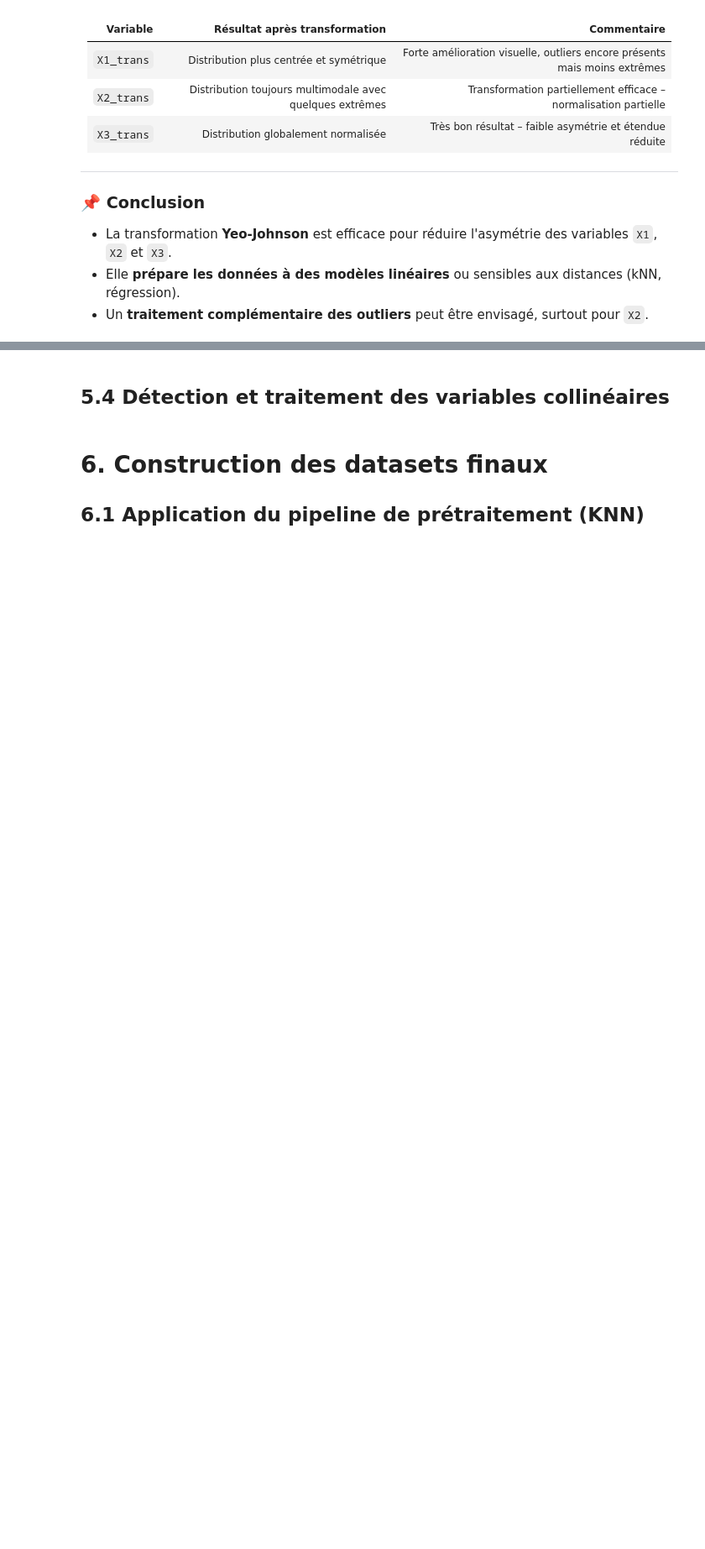
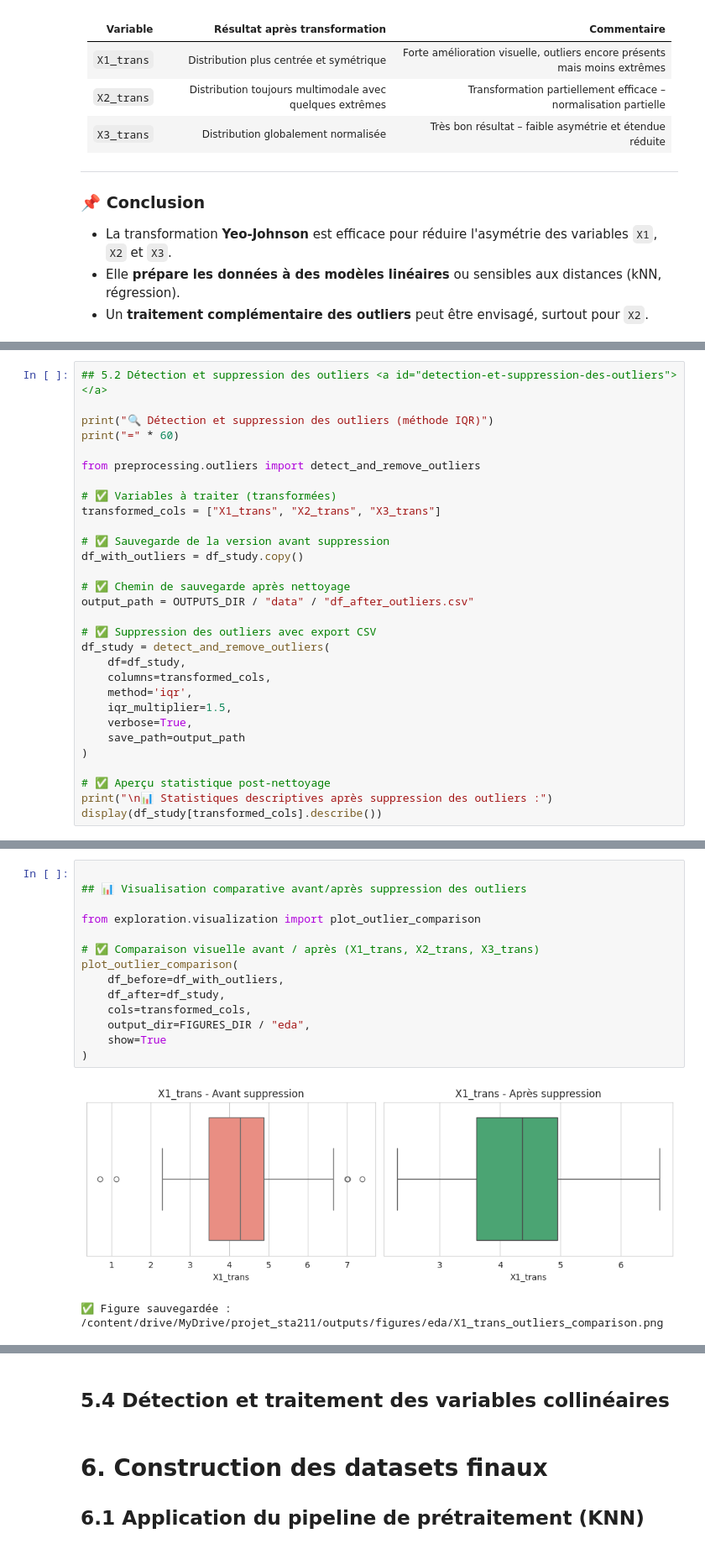
Before and after one commit to Abdoullatuf/projet_sta211_version_modulaire, a Jupyter notebook: notebooks/01_EDA_Preprocessing_v_modulaire.ipynb, the cells around one changed output, grey strips where cells are left out. Shown at 84% size. Saved outputs shown, nothing was run; the diff lists cells and outputs as text; blank space fills up the shorter version.

```diff
--- a/notebooks/01_EDA_Preprocessing_v_modulaire.ipynb
+++ b/notebooks/01_EDA_Preprocessing_v_modulaire.ipynb
@@ -1406,0 +1442,30 @@ Les histogrammes et boxplots suivants montrent l'effet de la transformation Yeo-
+# %%
+## 5.2 Détection et suppression des outliers <a id="detection-et-suppression-des-outliers"></a>
+
+print("🔍 Détection et suppression des outliers (méthode IQR)")
+print("=" * 60)
+
+from preprocessing.outliers import detect_and_remove_outliers
+
+# ✅ Variables à traiter (transformées)
+transformed_cols = ["X1_trans", "X2_trans", "X3_trans"]
+
+# ✅ Sauvegarde de la version avant suppression
+df_with_outliers = df_study.copy()
+
+# ✅ Chemin de sauvegarde après nettoyage
+output_path = OUTPUTS_DIR / "data" / "df_after_outliers.csv"
+
+# ✅ Suppression des outliers avec export CSV
+df_study = detect_and_remove_outliers(
+    df=df_study,
+    columns=transformed_cols,
+    method='iqr',
+    iqr_multiplier=1.5,
+    verbose=True,
+    save_path=output_path
+)
+
+# ✅ Aperçu statistique post-nettoyage
+print("\n📊 Statistiques descriptives après suppression des outliers :")
+display(df_study[transformed_cols].describe())
@@ -1406,0 +1493,17 @@ Les histogrammes et boxplots suivants montrent l'effet de la transformation Yeo-
+# %%
+
+## 📊 Visualisation comparative avant/après suppression des outliers
+
+from exploration.visualization import plot_outlier_comparison
+
+# ✅ Comparaison visuelle avant / après (X1_trans, X2_trans, X3_trans)
+plot_outlier_comparison(
+    df_before=df_with_outliers,
+    df_after=df_study,
+    cols=transformed_cols,
+    output_dir=FIGURES_DIR / "eda",
+    show=True
+)
+# %% [output]
+[figure, added]
+✅ Figure sauvegardée : /content/drive/MyDrive/projet_sta211/outputs/figures/eda/X1_trans_outliers_comparison.png
```
Also changed, not shown: parts of 14 cells of this notebook, 9 other files.
